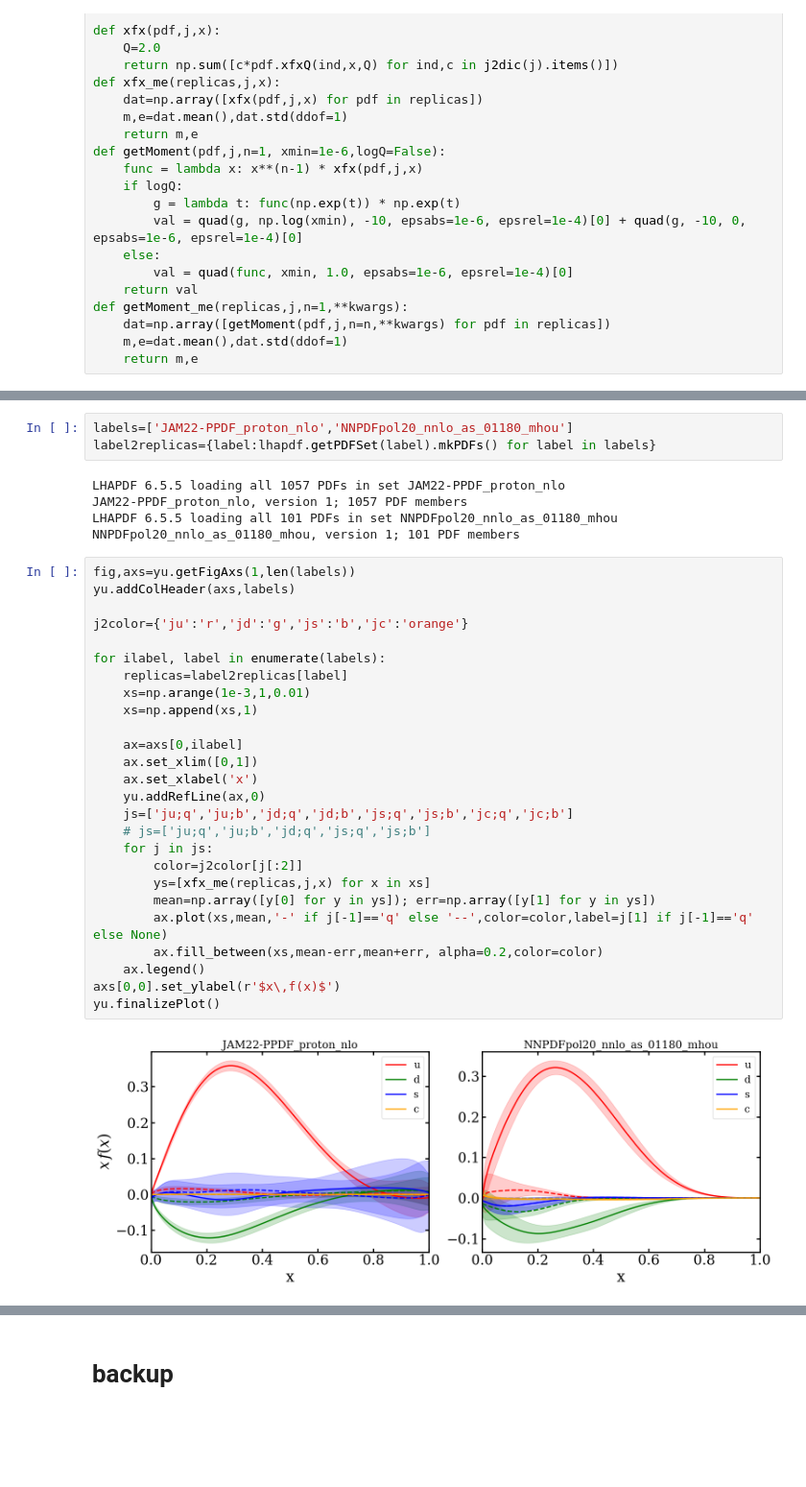
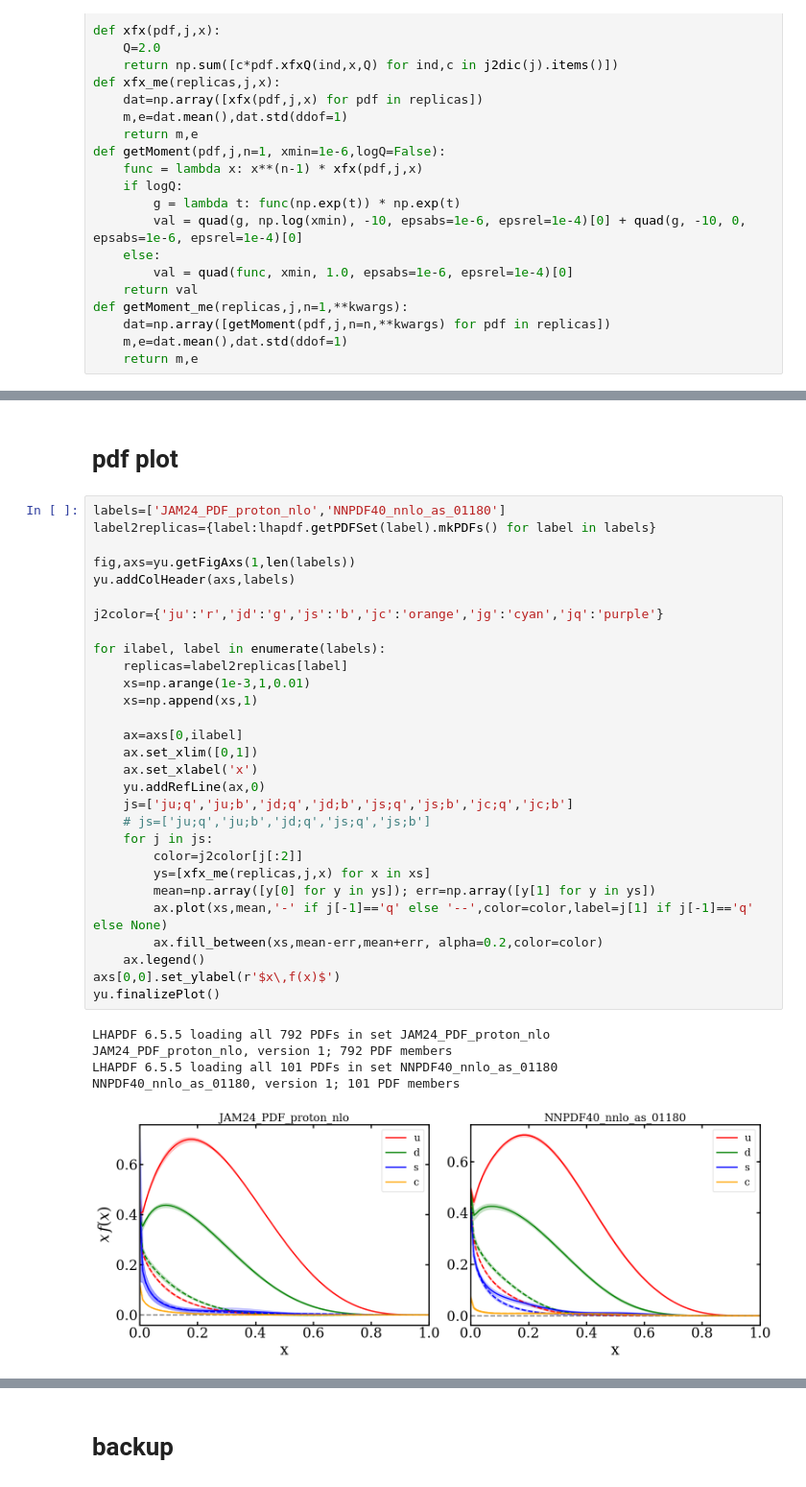
Before and after one commit to lee14916/glwc3, a Jupyter notebook: project2/05_moments/lhapdf.ipynb, the cells around one changed output, grey strips where cells are left out. Shown at 96% size. Saved outputs shown, nothing was run; the diff lists cells and outputs as text; blank space fills up the shorter version.

```diff
--- a/project2/05_moments/lhapdf.ipynb
+++ b/project2/05_moments/lhapdf.ipynb
@@ -315,36 +282,37 @@ NNPDFpol20_nnlo_as_01180_mhou, version 1; 101 PDF members
-# %%
-labels=['JAM22-PPDF_proton_nlo','NNPDFpol20_nnlo_as_01180_mhou']
-label2replicas={label:lhapdf.getPDFSet(label).mkPDFs() for label in labels}
-# %% [output]
-LHAPDF 6.5.5 loading all 1057 PDFs in set JAM22-PPDF_proton_nlo
-JAM22-PPDF_proton_nlo, version 1; 1057 PDF members
-LHAPDF 6.5.5 loading all 101 PDFs in set NNPDFpol20_nnlo_as_01180_mhou
-NNPDFpol20_nnlo_as_01180_mhou, version 1; 101 PDF members
-# %%
-fig,axs=yu.getFigAxs(1,len(labels))
-yu.addColHeader(axs,labels)
-
-j2color={'ju':'r','jd':'g','js':'b','jc':'orange'}
-
-for ilabel, label in enumerate(labels):
-    replicas=label2replicas[label]
-    xs=np.arange(1e-3,1,0.01)
-    xs=np.append(xs,1)
-
-    ax=axs[0,ilabel]
-    ax.set_xlim([0,1])
-    ax.set_xlabel('x')
-    yu.addRefLine(ax,0)
-    js=['ju;q','ju;b','jd;q','jd;b','js;q','js;b','jc;q','jc;b']
-    # js=['ju;q','ju;b','jd;q','js;q','js;b']
-    for j in js:
-        color=j2color[j[:2]]
-        ys=[xfx_me(replicas,j,x) for x in xs]
-        mean=np.array([y[0] for y in ys]); err=np.array([y[1] for y in ys])
-        ax.plot(xs,mean,'-' if j[-1]=='q' else '--',color=color,label=j[1] if j[-1]=='q' else None)
-        ax.fill_between(xs,mean-err,mean+err, alpha=0.2,color=color)
-    ax.legend()
-axs[0,0].set_ylabel(r'$x\,f(x)$')
-yu.finalizePlot()
-# %% [output]
-[figure, removed]
+# %% [markdown]
+# pdf plot
+# %%
+labels=['JAM24_PDF_proton_nlo','NNPDF40_nnlo_as_01180']
+label2replicas={label:lhapdf.getPDFSet(label).mkPDFs() for label in labels}
+
+fig,axs=yu.getFigAxs(1,len(labels))
+yu.addColHeader(axs,labels)
+
+j2color={'ju':'r','jd':'g','js':'b','jc':'orange','jg':'cyan','jq':'purple'}
+
+for ilabel, label in enumerate(labels):
+    replicas=label2replicas[label]
+    xs=np.arange(1e-3,1,0.01)
+    xs=np.append(xs,1)
+
+    ax=axs[0,ilabel]
+    ax.set_xlim([0,1])
+    ax.set_xlabel('x')
+    yu.addRefLine(ax,0)
+    js=['ju;q','ju;b','jd;q','jd;b','js;q','js;b','jc;q','jc;b']
+    # js=['ju;q','ju;b','jd;q','js;q','js;b']
+    for j in js:
+        color=j2color[j[:2]]
+        ys=[xfx_me(replicas,j,x) for x in xs]
+        mean=np.array([y[0] for y in ys]); err=np.array([y[1] for y in ys])
+        ax.plot(xs,mean,'-' if j[-1]=='q' else '--',color=color,label=j[1] if j[-1]=='q' else None)
+        ax.fill_between(xs,mean-err,mean+err, alpha=0.2,color=color)
+    ax.legend()
+axs[0,0].set_ylabel(r'$x\,f(x)$')
+yu.finalizePlot()
+# %% [output]
+LHAPDF 6.5.5 loading all 792 PDFs in set JAM24_PDF_proton_nlo
+JAM24_PDF_proton_nlo, version 1; 792 PDF members
+LHAPDF 6.5.5 loading all 101 PDFs in set NNPDF40_nnlo_as_01180
+NNPDF40_nnlo_as_01180, version 1; 101 PDF members
+[figure, added]
```
Also changed, not shown: parts of 11 cells of this notebook.
